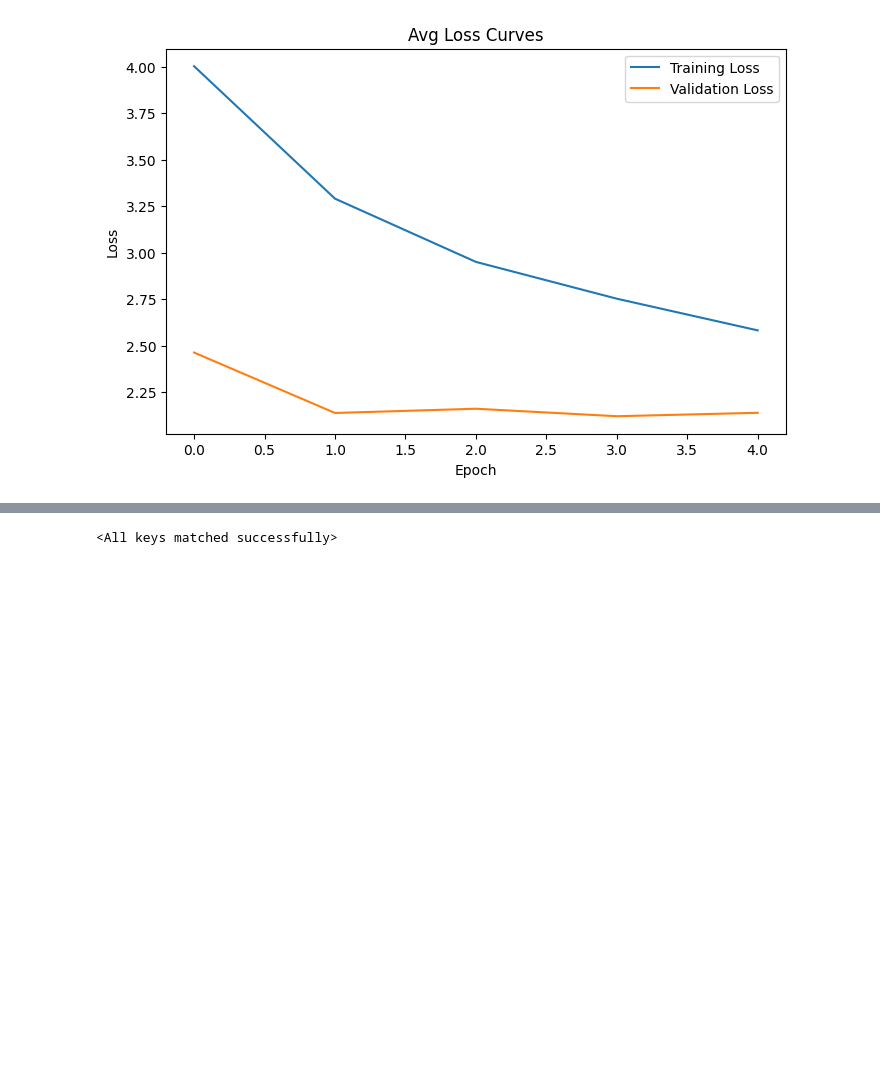
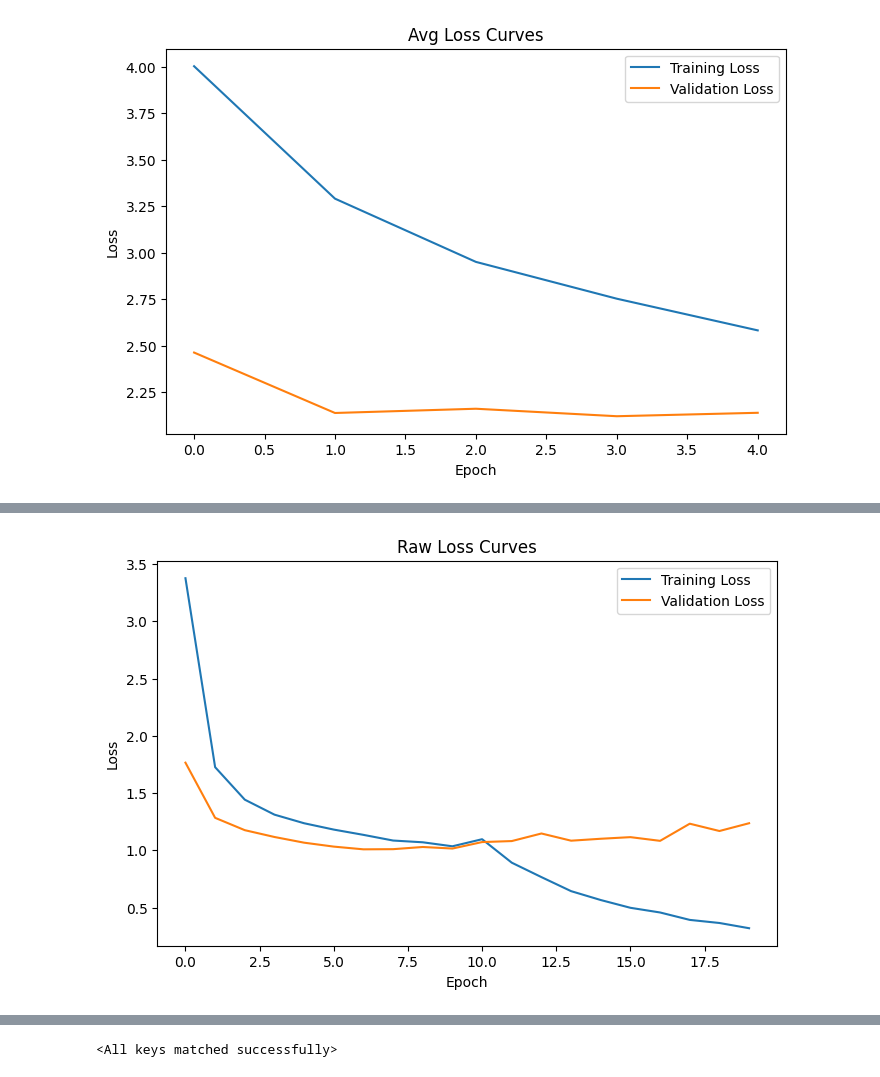
Before and after one commit to v1w35h/cs325_final, a Jupyter notebook: model_nn.ipynb, the cells around one changed output, grey strips where cells are left out. Saved outputs shown, nothing was run; the diff lists cells and outputs as text; code cells hidden in the pictures; blank space fills up the shorter version.

```diff
--- a/model_nn.ipynb
+++ b/model_nn.ipynb
@@ -497,0 +689,16 @@ KeyboardInterrupt:
+# %%
+fig = plt.figure(figsize=(8,5))
+plt.plot(train_loss, label='Training Loss')
+plt.plot(val_loss, label='Validation Loss')
+plt.xlabel('Epoch')
+plt.ylabel('Loss')
+plt.title('Raw Loss Curves')
+plt.legend()
+plt.show()
+
+timestamp = datetime.now().strftime("%Y%m%d_%H%M%S")
+filename = f"results_figures/raw_loss_curve_{timestamp}.jpg"
+
+fig.savefig(filename)
+# %% [output]
+[figure, added]
```
Also changed, not shown: parts of 20 cells of this notebook, 10 other files.
